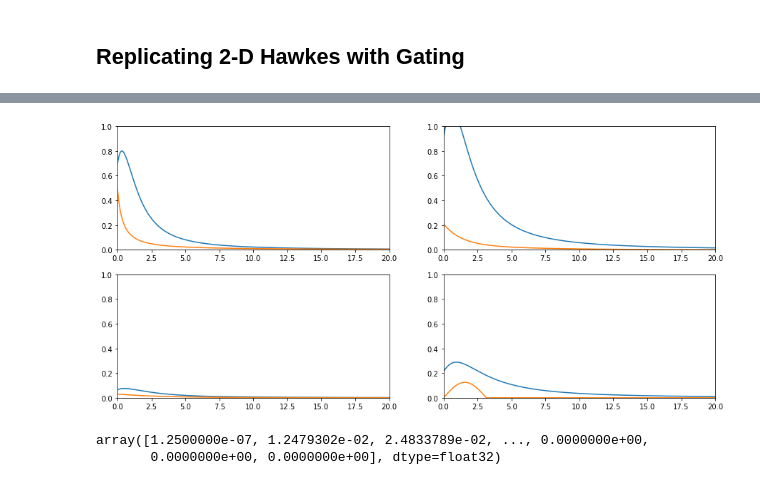
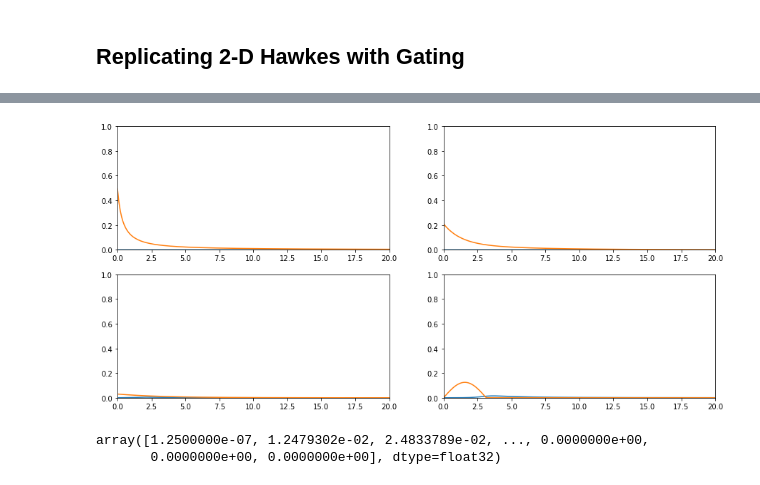
Before and after one commit to yamacisik/gated_kernel_tpp, a Jupyter notebook: kernel_fuctions_experiments.ipynb, the cells around one changed output, grey strips where cells are left out. Drawn from its saved outputs; the diff is of its cells as text; code cells hidden in the pictures.

```diff
--- a/kernel_fuctions_experiments.ipynb
+++ b/kernel_fuctions_experiments.ipynb
@@ -664,3 +664,16 @@ def triggering_kernel(t,n_kernel = 0):
         sin = np.sin(t_c)/8
         sin[sin <0] =0
         return sin
+# %%
+ def magic_kernel_2(x, sigma=1, lengthscale=5, l = 1.0,s=1.0):
+    d= x
+    k1 = (1 + torch.tanh((d - l) / s))
+    alpha = 1
+    k2 =  (1 + (d ** 2) / (alpha * lengthscale ** 2)) ** (-alpha)
+    # k2 = torch.exp(-(d) / lengthscale)
+    scores = (sigma**2)*(k1)*(k2)
+
+    return scores
+values = magic_kernel_2(t,sigma = 0.8, lengthscale = 1.127054, s = 1.0,l = 2.728479)
+# k1 = 1 + torch.tanh((t - 2) / 0.920143)
+plt.plot(t,values)
@@ -675,14 +689,0 @@ params.tail(3)
-# %%
- def magic_kernel_2(x, sigma=1, lengthscale=5, l = 1.0,s=1.0):
-    d= x
-    k1 = (1 + torch.tanh((d - l +2) / s))/1
-    alpha = 1
-    k2 =  (1 + (d ** 2) / (alpha * lengthscale ** 2)) ** (-alpha)
-    # k2 = torch.exp(-(d) / lengthscale)
-    scores = (sigma**2)*(k1)*(k2)
-    # self.scores = sigma*(alpha/le
-
-    return scores
-values = magic_kernel_2(t,sigma = 0.590733, lengthscale = 1.580386, s = 0.106591,l = 1.728479)
-# k1 = 1 + torch.tanh((t - 2) / 0.920143)
-plt.plot(t,values)
@@ -692,7 +690,7 @@ plt.plot(t,values)
 # %%
 
 
-model_id  = 'a06b8a735f'
+model_id  = '57ef0d3adc'
 ls = params.loc[params.Model_ID ==model_id].values[0][1:5]
 sigmas = params.loc[params.Model_ID ==model_id].values[0][5:9]
 lengtscales = params.loc[params.Model_ID ==model_id].values[0][9:13]
@@ -700,37 +698,37 @@ ss = params.loc[params.Model_ID ==model_id].values[0][13:17]
 
 def magic_kernel_2(x, sigma=1, lengthscale=5, l = 1.0,s=1.0):
     d= x
-    k1 = 1 + torch.tanh((d - l +2) / s)
+    k1 = (1 + torch.tanh((d - l ) / s))
     alpha = 1
     k2 =  (1 + (d ** 2) / (alpha * lengthscale ** 2)) ** (-alpha)
     # k2 = torch.exp(-(d) / lengthscale)
     scores = (sigma**2)*(k1)*(k2)
 
     return scores
 
 
 t =torch.arange(0,200,0.1)+0.000001
 
 
 fig, axes = plt.subplots(2, 2,figsize=(15,7))
 axes = axes.flatten()
 for i in range(len(axes)):
 
     values = magic_kernel_2(t,sigma = sigmas[i], lengthscale = lengtscales[i], s = ss[i],l = ls[i])
 #     values = (values - values.min())/(values.max()-values.min())
     real_values = triggering_kernel(t,i)
 #     real_values = (real_values - real_values.min())/(real_values.max()-real_values.min())
 
     axes[i].plot(t,values)
     axes[i].plot(t,real_values)
     axes[i].set_xlim(0, 20)
     axes[i].set_ylim(0, 1)
 # axes[0].set_xlim(0, 10)
 # axes[1].set_ylim(0, 0.2)
 # axes[2].set_xlim(0, 10)
 # axes[3].set_ylim(0, 0.3)
 # %% [output]
-[figure, old version]
+[figure, new version]
 # %%
 real_values
 # %% [output]
```
Also changed, not shown: parts of 3 cells of this notebook, 2 other files.
